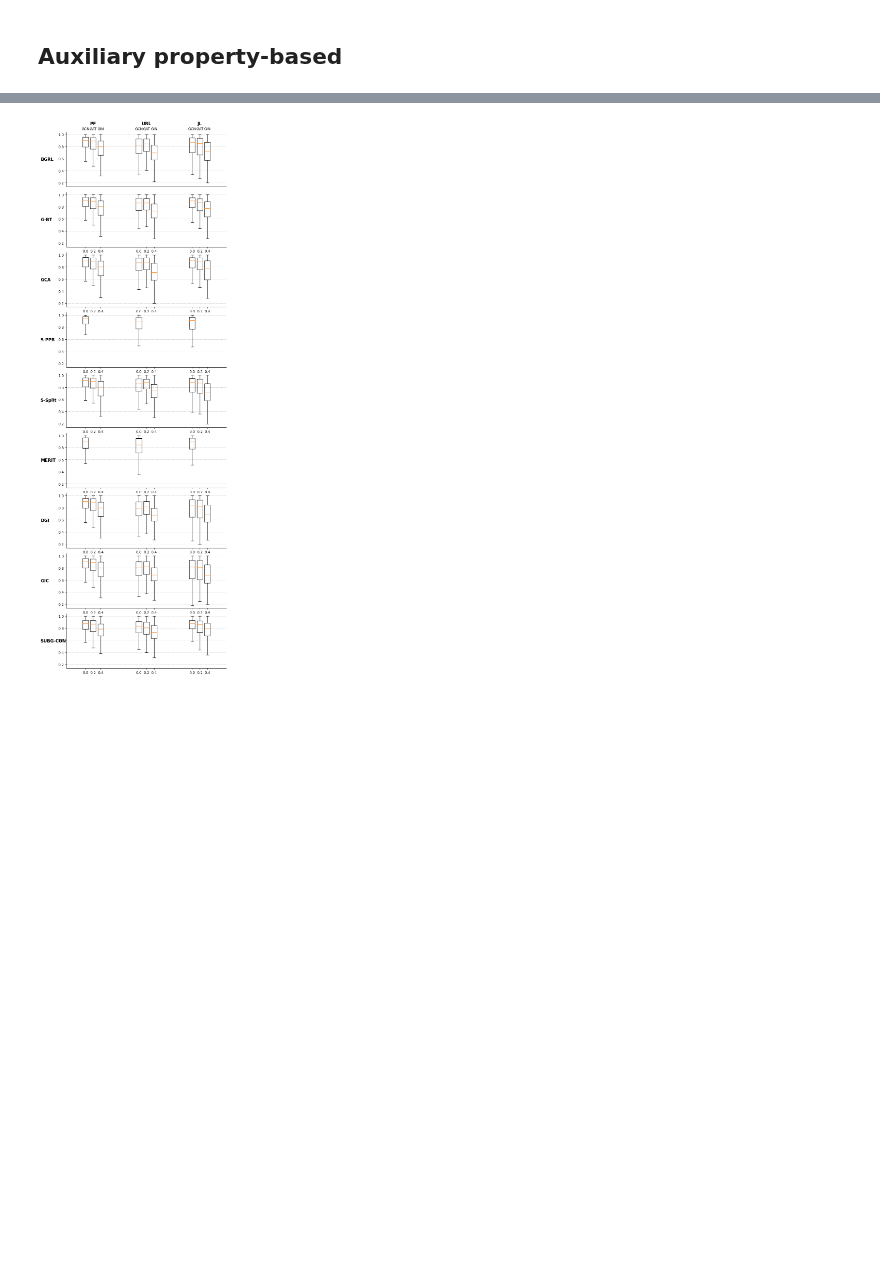
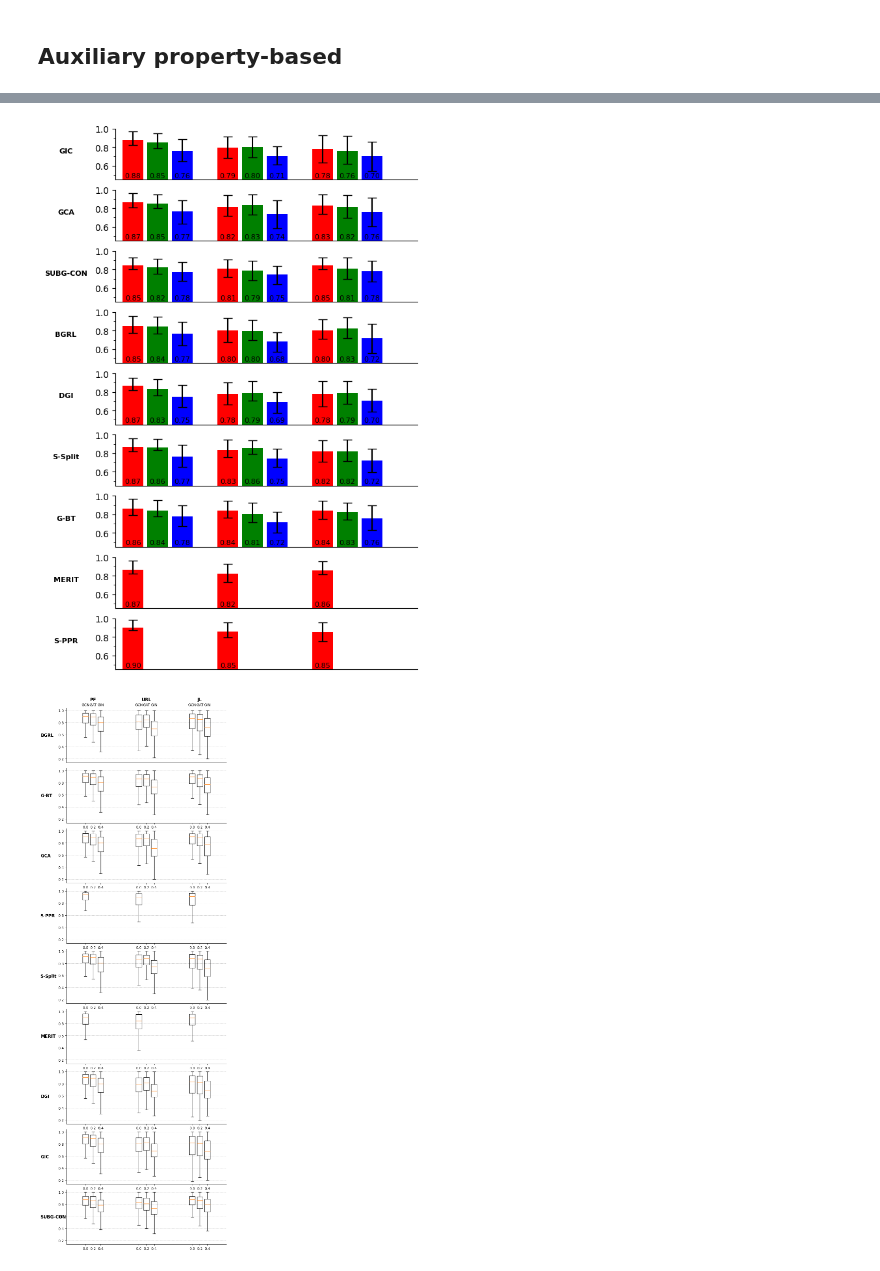
Before and after one commit to ITU-Thesis/graphworld, a Jupyter notebook: evaluation/global_analysis.ipynb, the cells around one changed output, grey strips where cells are left out. Drawn from its saved outputs; the diff is of its cells as text; code cells hidden in the pictures; blank space fills up the shorter version.

```diff
--- a/evaluation/global_analysis.ipynb
+++ b/evaluation/global_analysis.ipynb
@@ -453,3 +348,72 @@ plot_bars(df_ssl[df_ssl.SSL_category == CONTRAST_BASED])
+# %%
+dat = df_ssl[df_ssl.SSL_category == CONTRAST_BASED].sample(10_000)
+# %%
+positions = {}
+idx = 0
+for scheme in TRAINING_SCHEMES:
+    for encoder in ENCODERS:
+        positions[f'{scheme}-{encoder}'] = idx
+        idx += 0.35
+    idx += 0.3
+
+
+
+def adjust_axis(model_i, model, training_i, training_scheme, ax, inner_grid, fig):
+    if training_i == 0:
+            ax.set_ylabel(model_abbreviations[model], fontsize=8, fontweight='bold', rotation=0, labelpad=32)
+    ax.set_xticks([])
+
+    ax.set_yticks([0.6, 0.8, 1.0], minor=False)
+    ax.set_yticks([0.5, 0.7, 0.9], minor=True)
+    ax.set_yticklabels({0.6: '0.6', 0.8: '0.8', 1.0: '1.0'}, minor=False)
+
+
+
+    # ax.set_yticklabels(['', '', 0.6, '', 0.8, '', 1.0])
+    ax.set_ylim([0.45, 1.0])
+    ax.spines['top'].set_visible(False)
+    ax.spines['bottom'].set_visible(True)
+    ax.spines['right'].set_visible(False)
+    ax.spines['left'].set_visible(True)
+
+
+
+def plot_bars(df):
+    MODELS = df.SSL_model.unique()
+    fig = plt.figure(figsize=(6, len(MODELS) * 1.2))
+    outer = gridspec.GridSpec(ncols=1, nrows=len(MODELS), wspace=0.8, hspace=0.2)
+
+    # Model
+    for model_i, model in enumerate(MODELS):
+        model_df = df[df.SSL_model == model]
+        ax = plt.Subplot(fig, outer[model_i])
+        # Training scheme
+        for training_i, training_scheme in enumerate(TRAINING_SCHEMES):
+            model_training_df = model_df[model_df.Training_scheme == training_scheme]
+            adjust_axis(model_i, model, training_i, training_scheme, ax, None, fig)
+
+            ################################ Error plot ################################
+            for encoder in ENCODERS:
+                model_training_encoder_df = model_training_df[model_training_df.Encoder == encoder]
+                if len(model_training_encoder_df) == 0:
+                    continue
+                mean = model_training_encoder_df[TEST_METRIC].mean()
+                # std = model_training_encoder_df[TEST_METRIC].std()
+                ci = np.abs(mean - model_training_encoder_df[TEST_METRIC].quantile(q=(1/4, 3/4)).to_numpy())
+                pos = positions[f'{training_scheme}-{encoder}']
+                bar_width = 0.3
+                ax.bar(x=pos, height=mean, color=ENCODER_COLORS[encoder], yerr=np.array([ci]).T, capsize=5, align='edge',
+                        label=f'{mean:.2f}', width=bar_width)
+                ax.text(pos + bar_width / 2, 0.46, f'{mean:.2f}', fontsize=8, va='bottom', ha='center', color='black')
+
+            fig.add_subplot(ax)
+
+    for ax in fig.get_axes():
+        ax.set_xlim((min(positions.values()) - 0.1, max(positions.values()) + 0.8))
+
+plot_bars(dat)
+# %% [output]
+[figure, added]
 # %%
 def plot_bars(df):
     encoder_positions = { 'GCN': 0, 'GAT': 0.2, 'GIN': 0.4 }
```
Also changed, not shown: parts of 5 cells of this notebook, 8 other files.
